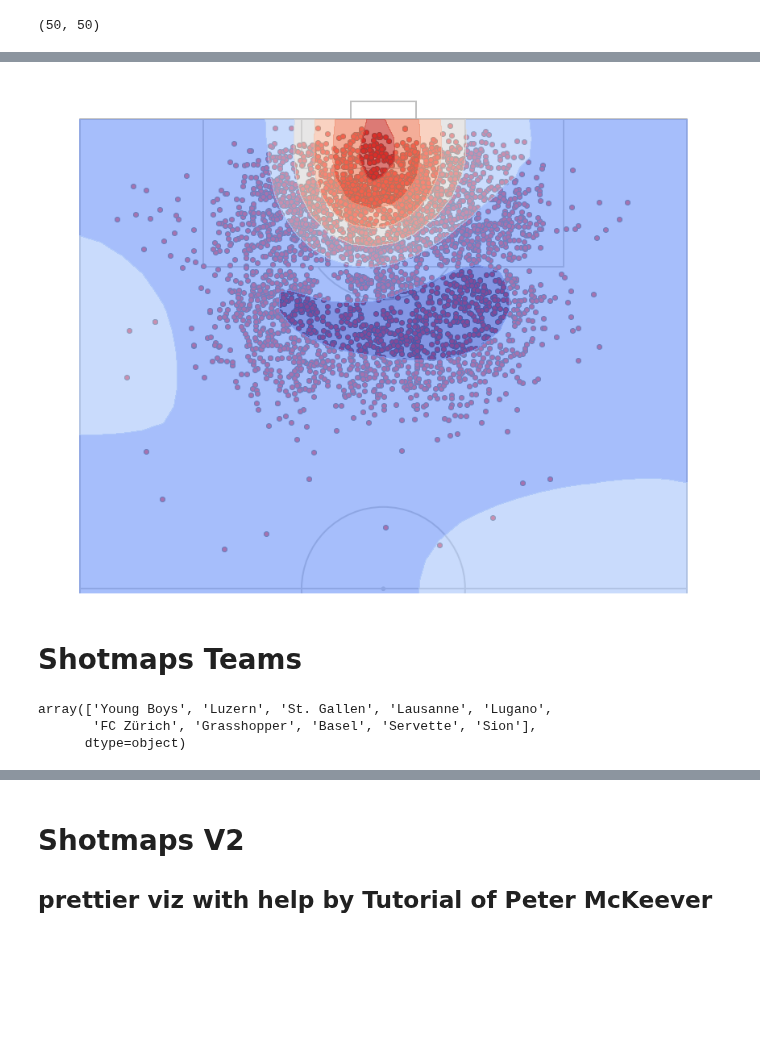
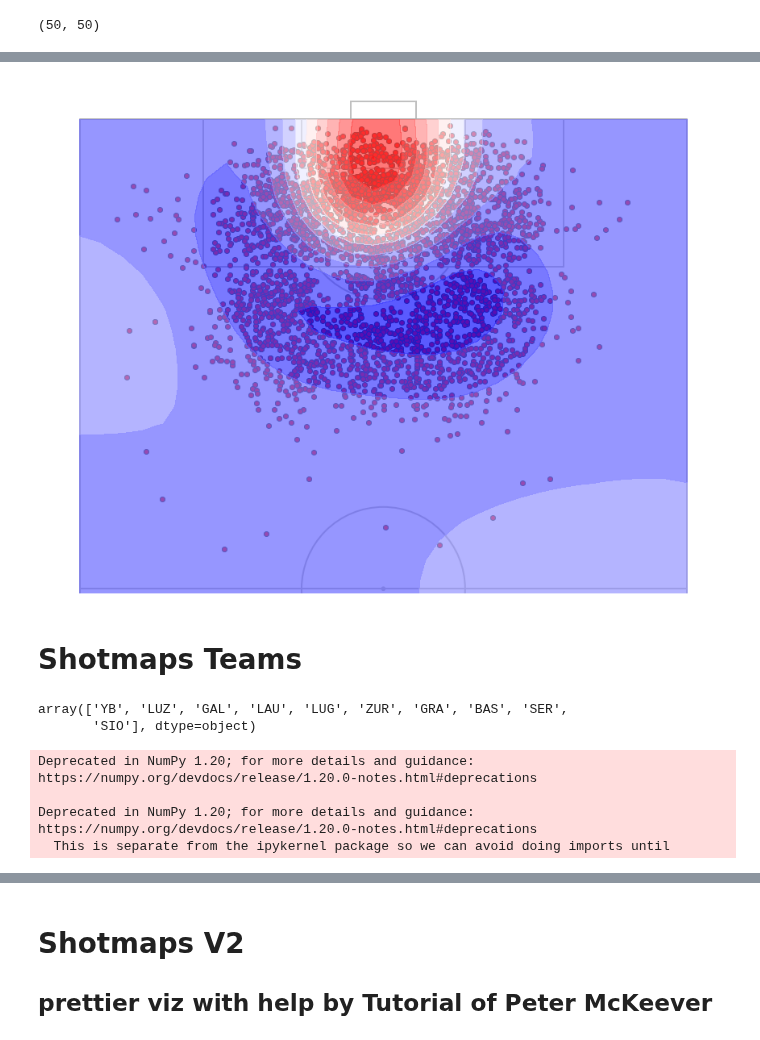
Before and after one commit to TK5-Tim/ds-projects, a Jupyter notebook: rsl/shotmaps.ipynb, the cells around one changed output, grey strips where cells are left out. Drawn from its saved outputs; the diff is of its cells as text; code cells hidden in the pictures; blank space fills up the shorter version.

```diff
--- a/rsl/shotmaps.ipynb
+++ b/rsl/shotmaps.ipynb
@@ -280,39 +285,47 @@ plt.show()
 # %%
 pitch = VerticalPitch('uefa',pad_bottom=0.5, half=True, goal_type='box', goal_alpha=0.8)
 fig, ax = pitch.draw(figsize=(12,10))
 z = np.rot90(gaussian_filter(diff_cabral_shot_surface, sigma=2.2), 0)
 
-ax.contourf(y_bins,x_bins, z, zorder=2, levels=6, alpha=0.7, cmap='coolwarm')
+ax.contourf(y_bins,x_bins, z, zorder=2, levels=10, alpha=0.7, cmap='bwr')
 
 pitch.scatter(df_cabral_shots['x_coord'], df_cabral_shots['y_coord'], c='blue',edgecolors='#383838',marker='h', ax=ax)
 pitch.scatter(df_cabral_shots['x_coord'], df_cabral_shots['y_coord'], c='blue',edgecolors='#383838',marker='o', ax=ax)
 
 pitch.scatter(df_shots['x_coord'], df_shots['y_coord'], c='red',edgecolors='#383838',marker='h', ax=ax)
 pitch.scatter(df_shots['x_coord'], df_shots['y_coord'], c='red',edgecolors='#383838',marker='o', ax=ax)
 
 
 ax.set_aspect(1)
 ax.axis('off')
 plt.show()
 # %% [output]
-[figure, old version]
+[figure, new version]
 # %% [markdown]
 # Shotmaps Teams
 # %%
-df_shots['team'].unique()
+df_shots['team_short'].unique()
 # %% [output]
-array(['Young Boys', 'Luzern', 'St. Gallen', 'Lausanne', 'Lugano',
-       'FC Zürich', 'Grasshopper', 'Basel', 'Servette', 'Sion'],
-      dtype=object)
+array(['YB', 'LUZ', 'GAL', 'LAU', 'LUG', 'ZUR', 'GRA', 'BAS', 'SER',
+       'SIO'], dtype=object)
 # %%
 xdim, ydim = 50, 30
 league_shot_surface = np.zeros((xdim, ydim), dtype=np.float)
 team_shot_surface = np.zeros((xdim, ydim), dtype=np.float)
 
 league_shot_points= np.array([df_shots['x_coord'], df_shots['y_coord']]).T
-team_shot_points = np.array([df_shots.loc[df_shots['team'] =='Young Boys','x_coord'], df_shots.loc[df_shots['team'] =='Young Boys','y_coord']]).T
+league_shot_xg = np.array(df_shots['expected_goals'])
+team = 'ZUR'
+team_shot_points = np.array([df_shots.loc[df_shots['team_short'] ==team,'x_coord'], df_shots.loc[df_shots['team_short'] ==team,'y_coord']]).T
+df_shots_team = df_shots.loc[df_shots['team'] ==team]
+team_shot_xg = np.array(df_shots.loc[df_shots['team_short'] ==team,'expected_goals'])
 
 x_bins = np.linspace(0,105, xdim)
 y_bins = np.linspace(0,68, ydim)
+# %% [output]
+Deprecated in NumPy 1.20; for more details and guidance: https://numpy.org/devdocs/release/1.20.0-notes.html#deprecations
+
+Deprecated in NumPy 1.20; for more details and guidance: https://numpy.org/devdocs/release/1.20.0-notes.html#deprecations
+  This is separate from the ipykernel package so we can avoid doing imports until
 # %%
 for points, surface in [(league_shot_points, league_shot_surface),(team_shot_points, team_shot_surface)]:
```
Also changed, not shown: parts of 17 cells of this notebook, 7 other files.
